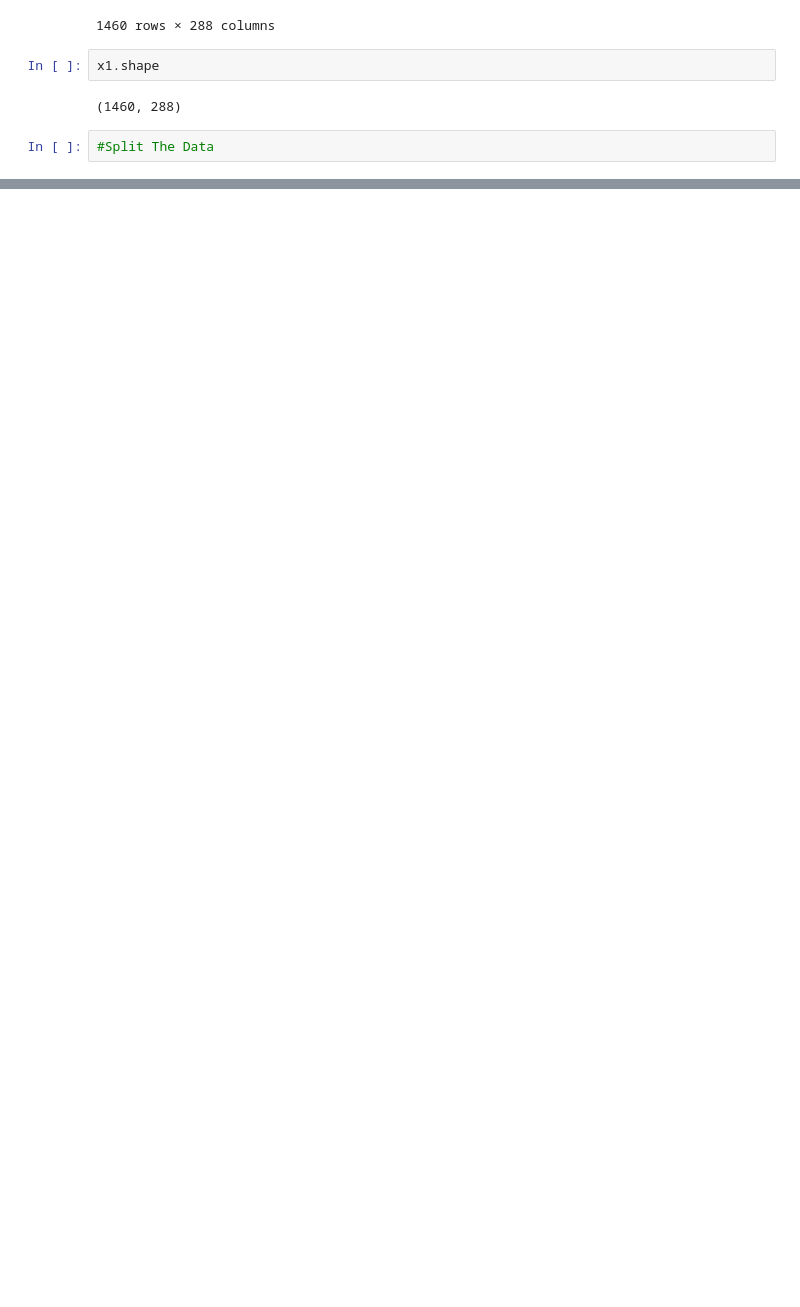
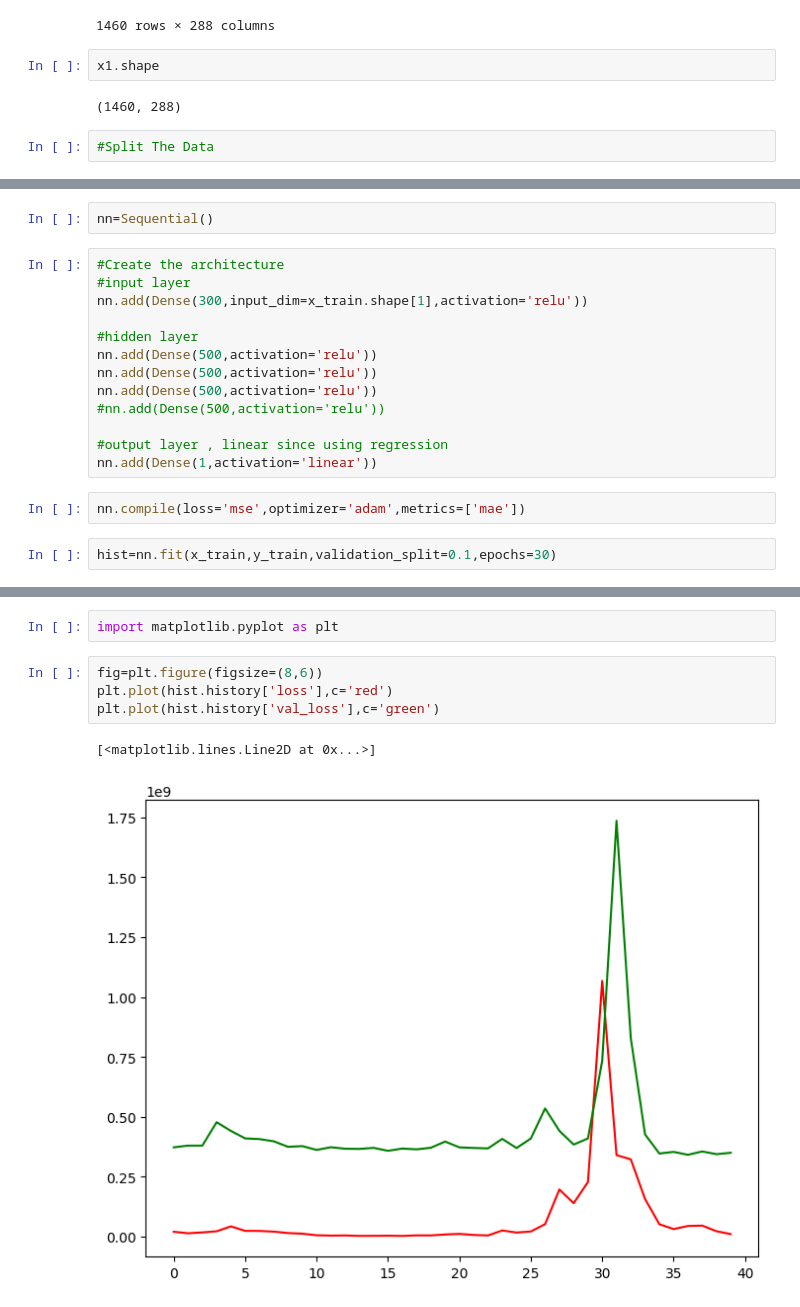
Before and after one commit to playbase/ETL_Hive_Assignments, a Jupyter notebook: DL_with_Regression_18_May_24.ipynb, the cells around one changed output, grey strips where cells are left out. Saved outputs shown, nothing was run; the diff lists cells and outputs as text; blank space fills up the shorter version.

```diff
--- a/DL_with_Regression_18_May_24.ipynb
+++ b/DL_with_Regression_18_May_24.ipynb
@@ -208,0 +216,19 @@ x1.shape
+# %%
+nn=Sequential()
+# %%
+#Create the architecture
+#input layer
+nn.add(Dense(300,input_dim=x_train.shape[1],activation='relu'))
+
+#hidden layer
+nn.add(Dense(500,activation='relu'))
+nn.add(Dense(500,activation='relu'))
+nn.add(Dense(500,activation='relu'))
+#nn.add(Dense(500,activation='relu'))
+
+#output layer , linear since using regression
+nn.add(Dense(1,activation='linear'))
+# %%
+nn.compile(loss='mse',optimizer='adam',metrics=['mae'])
+# %%
+hist=nn.fit(x_train,y_train,validation_split=0.1,epochs=30)
@@ -208,0 +295,9 @@ x1.shape
+# %%
+import matplotlib.pyplot as plt
+# %%
+fig=plt.figure(figsize=(8,6))
+plt.plot(hist.history['loss'],c='red')
+plt.plot(hist.history['val_loss'],c='green')
+# %% [output]
+[<matplotlib.lines.Line2D at 0x...>]
+[figure, added]
```
Also changed, not shown: parts of 10 cells of this notebook.
